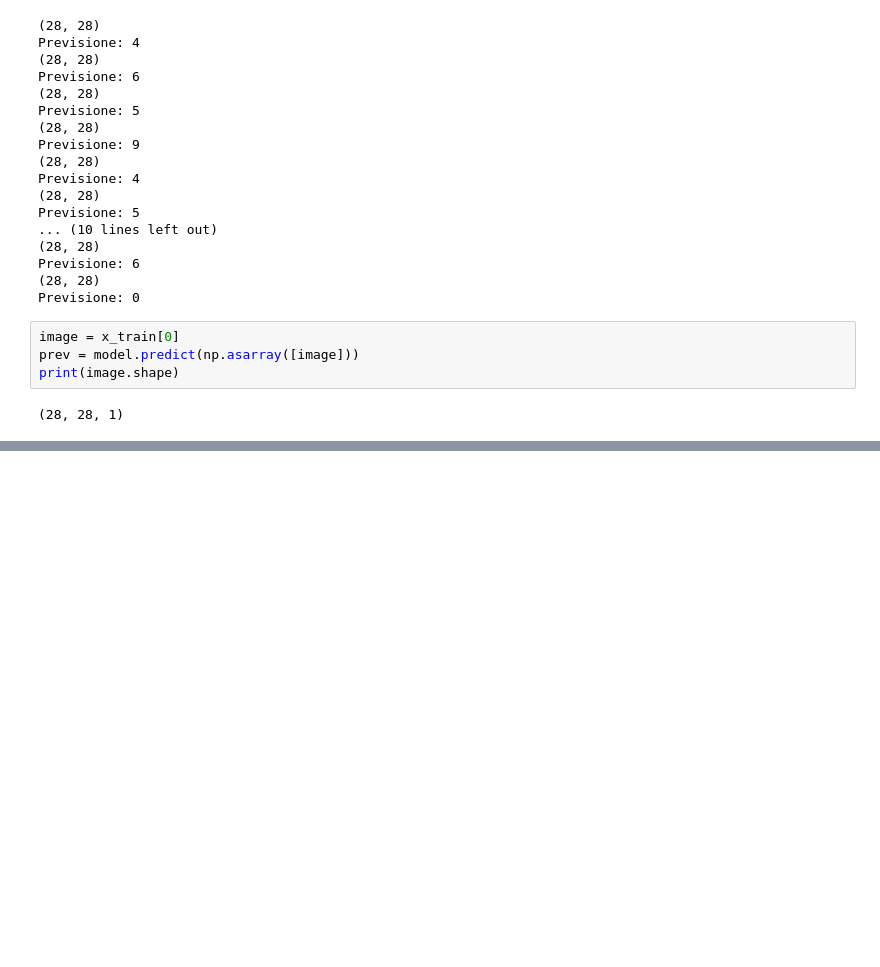
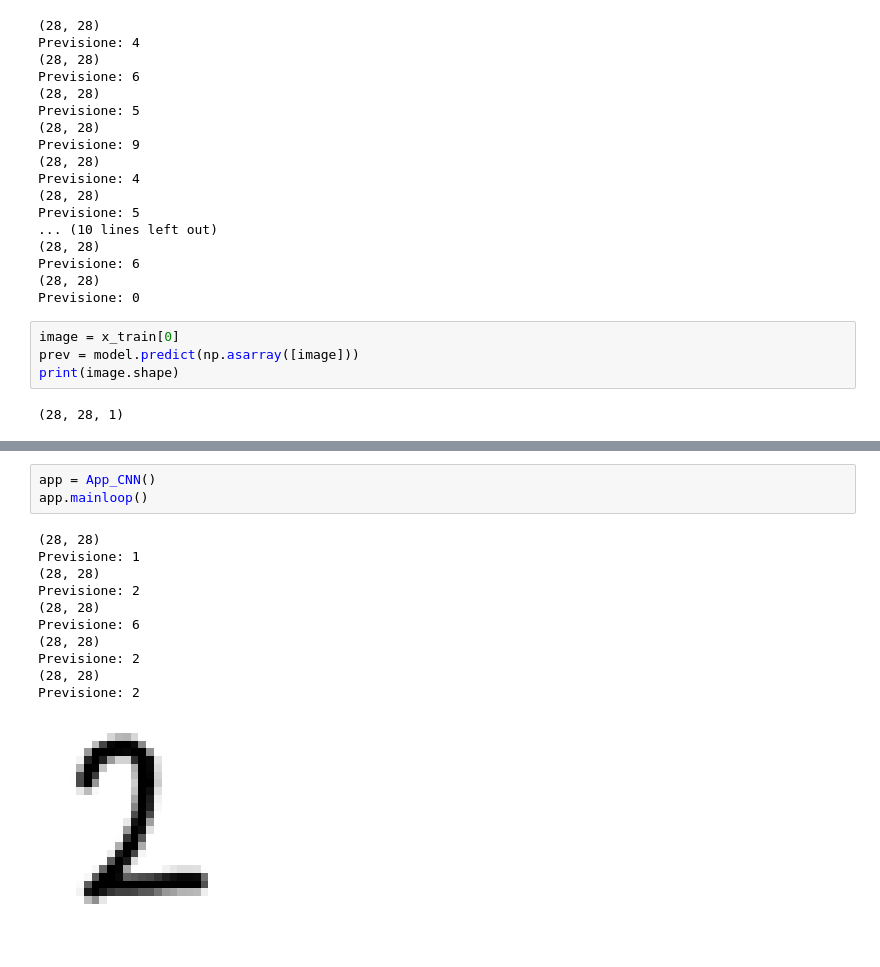
Before and after one commit to ripa001/Machine-Learning-Neural-Network, a Jupyter notebook: Number classifier/HandwrittenDigits.ipynb, the cells around one changed output, grey strips where cells are left out. Cells and saved outputs as stored; diff of their text form; blank space fills up the shorter version.

```diff
--- a/Number classifier/HandwrittenDigits.ipynb
+++ b/Number classifier/HandwrittenDigits.ipynb
@@ -589,0 +664,15 @@ print(image.shape)
+# %%
+app = App_CNN()
+app.mainloop()
+# %% [output]
+(28, 28)
+Previsione: 1
+(28, 28)
+Previsione: 2
+(28, 28)
+Previsione: 6
+(28, 28)
+Previsione: 2
+(28, 28)
+Previsione: 2
+[figure, added]
```
Also changed, not shown: parts of 8 cells of this notebook, 3 other files.
